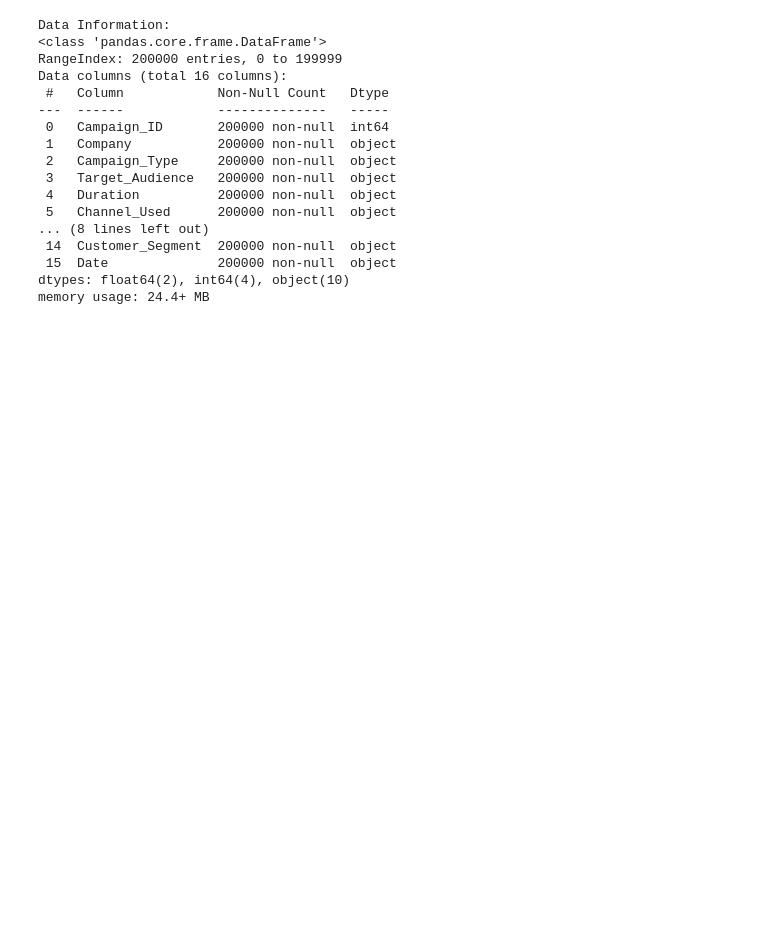
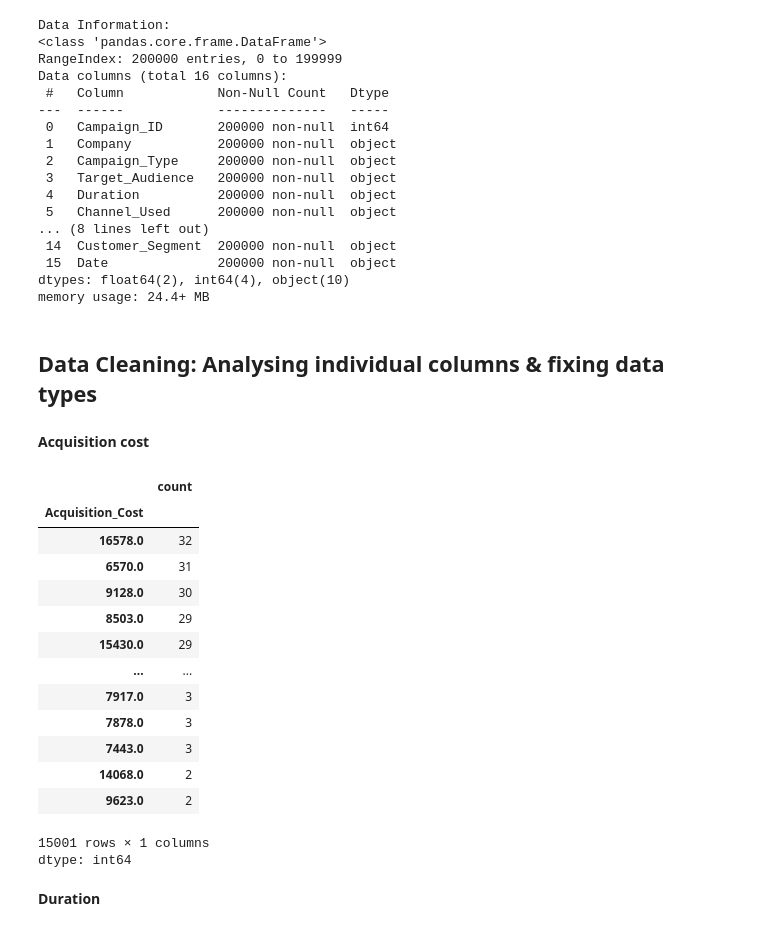
Before and after one commit to jsoook-dt/python-colab-analysis-study, a Jupyter notebook: Project01_Yoonju_analysis.ipynb, the cells around one changed output. Drawn from its saved outputs; the diff is of its cells as text; code cells hidden in the pictures; blank space fills up the shorter version.

```diff
--- a/Project01_Yoonju_analysis.ipynb
+++ b/Project01_Yoonju_analysis.ipynb
@@ -46,3 +45,34 @@ Data columns (total 16 columns):
  15  Date              200000 non-null  object
 dtypes: float64(2), int64(4), object(10)
 memory usage: 24.4+ MB
+# %% [markdown]
+## **Data Cleaning: Analysing individual columns & fixing data types**
+# %% [markdown]
+**Acquisition cost**
+# %%
+df["Acquisition_Cost"] = (
+    df["Acquisition_Cost"]
+    .str.replace("$", "", regex=False)
+    .str.replace(",", "", regex=False)
+    .astype(float)
+)
+
+df["Acquisition_Cost"].value_counts()
+# %% [output]
+|  | count |
+| Acquisition_Cost |  |
+| 16578.0 | 32 |
+| 6570.0 | 31 |
+| 9128.0 | 30 |
+| 8503.0 | 29 |
+| 15430.0 | 29 |
+| ... | ... |
+| 7917.0 | 3 |
+| 7878.0 | 3 |
+| 7443.0 | 3 |
+| 14068.0 | 2 |
+| 9623.0 | 2 |
+15001 rows × 1 columns
+dtype: int64
+# %% [markdown]
+**Duration**
```
Also changed, not shown: parts of 16 cells of this notebook.
